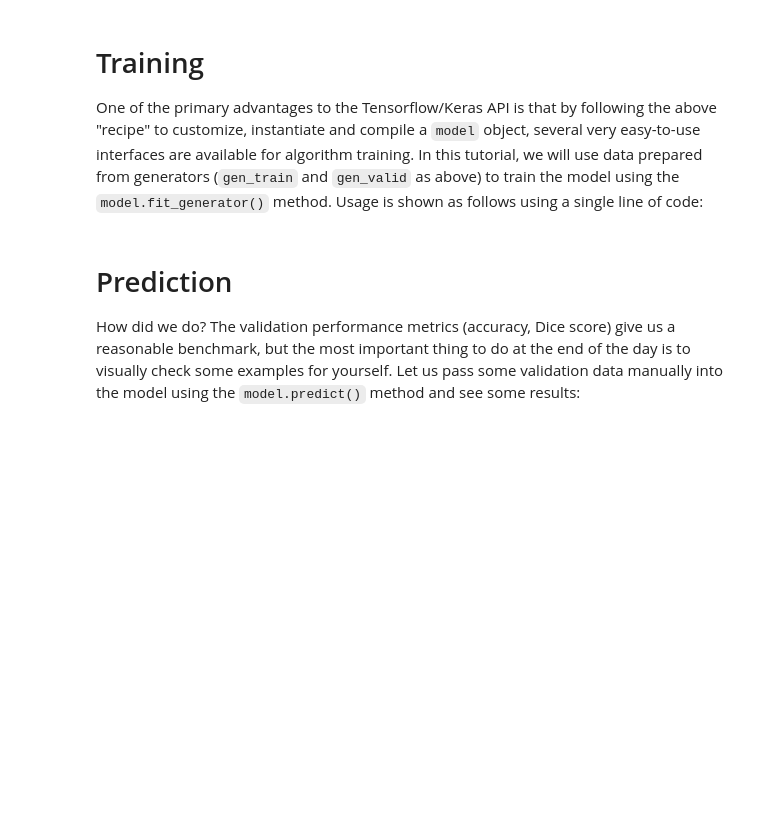
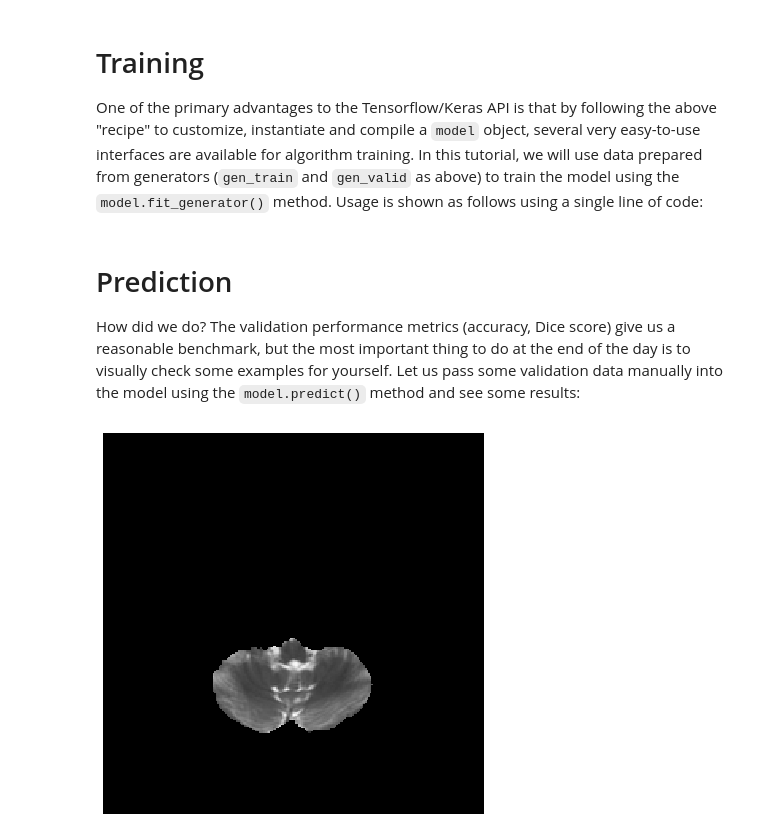
Before and after one commit to peterchang77/dl_train, a Jupyter notebook: docs/notebooks/unet.ipynb, the cells around one changed output. Drawn from its saved outputs; the diff is of its cells as text; code cells hidden in the pictures; blank space fills up the shorter version.

```diff
--- a/docs/notebooks/unet.ipynb
+++ b/docs/notebooks/unet.ipynb
@@ -236,9 +260,12 @@ How did we do? The validation performance metrics (accuracy, Dice score) give us
 # %%
 # --- Load data and preproces
 arrays = client.get(shape=SHAPE, split='valid')
 
 # --- Run prediction
 pred = model.predict(np.expand_dims(arrays['dat'], axis=0))
 mask = np.argmax(pred[0], axis=-1)
 
 # --- Show prediction
+imshow(arrays['dat'][0, ... ], mask)
+# %% [output]
+[figure, added]
```
Also changed, not shown: parts of 8 cells of this notebook, 3 other files.
